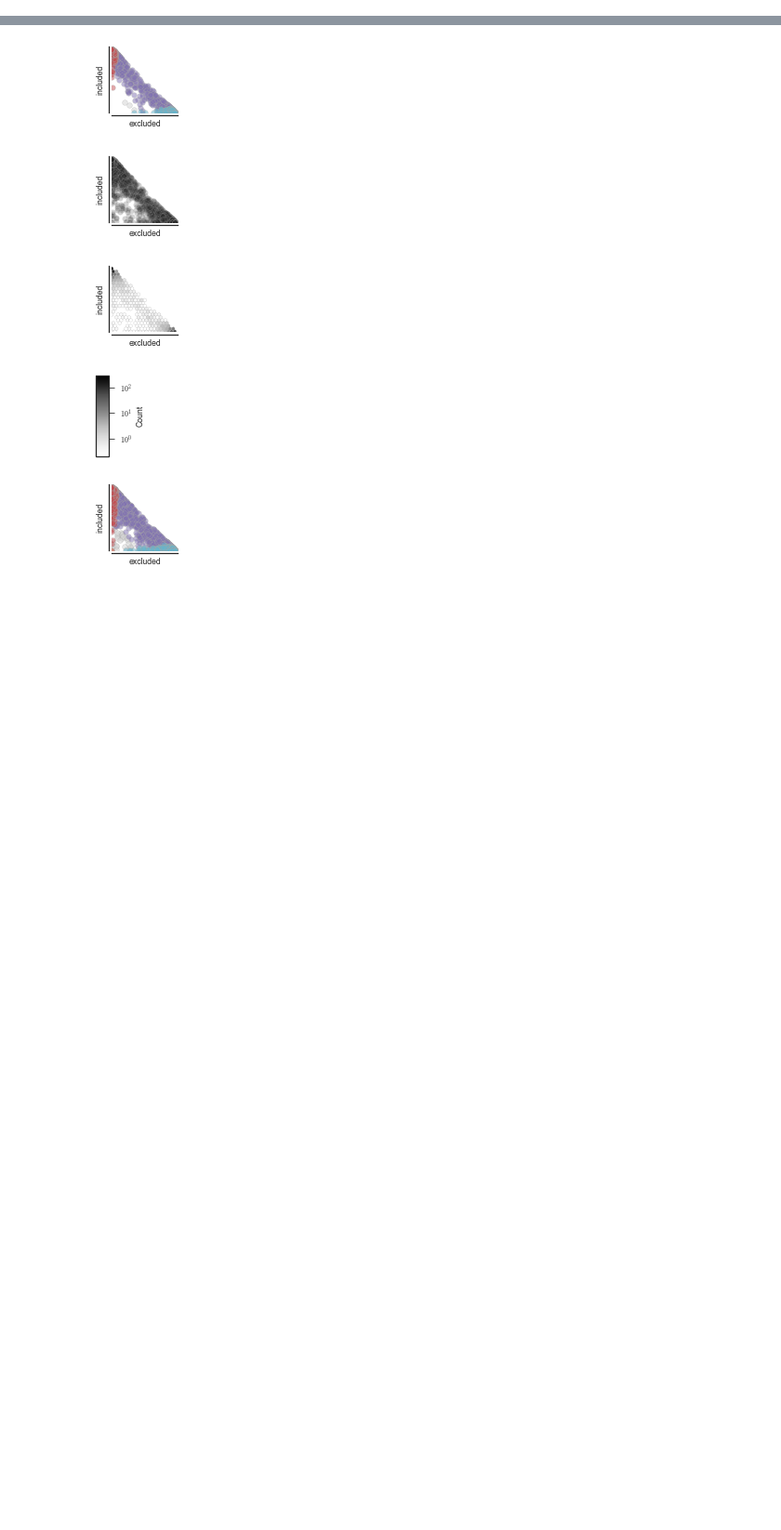
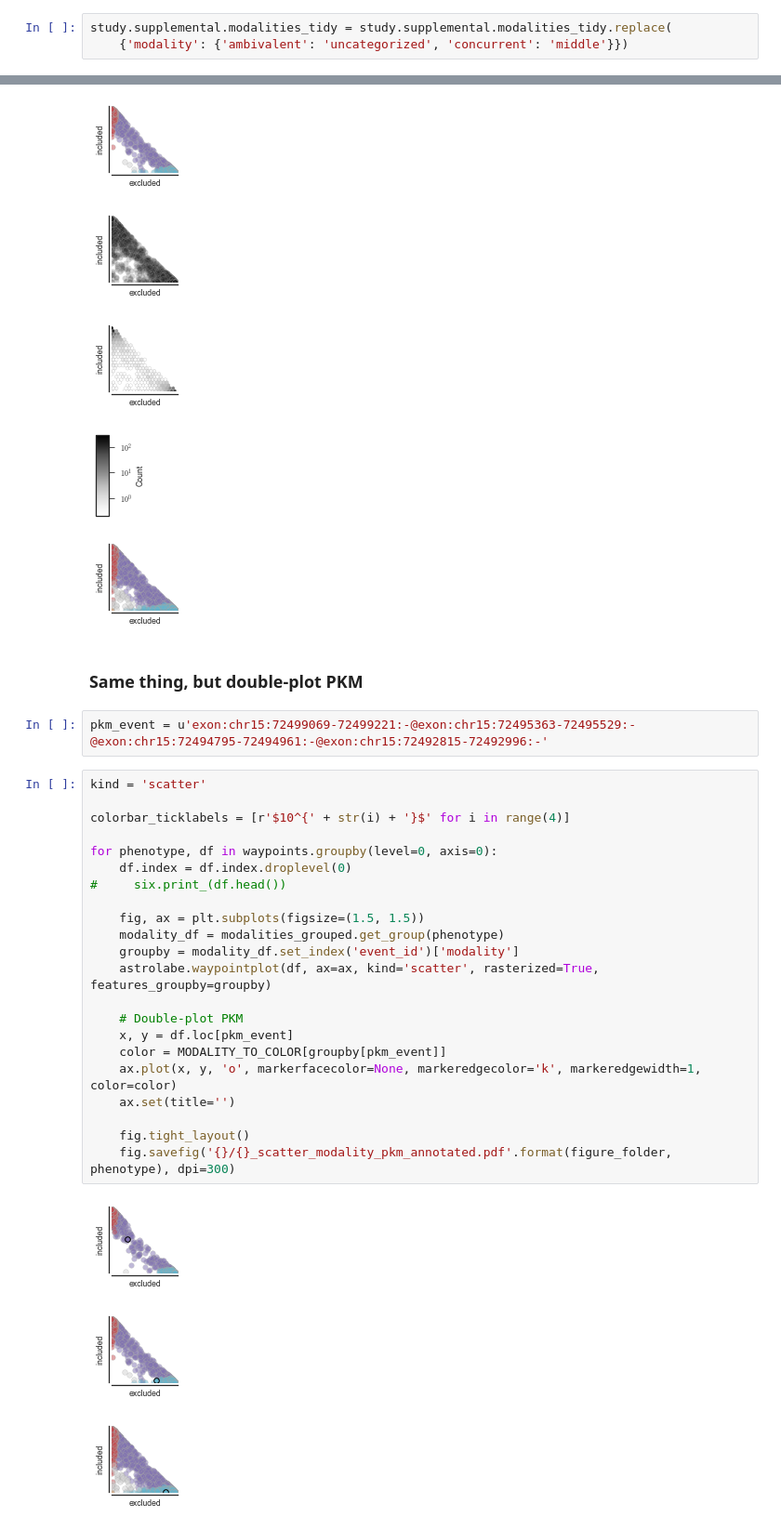
Before and after one commit to YeoLab/singlecell_pnm, a Jupyter notebook: 5._Figure_5/5.02_Figure_5C-E_Waypointplots.ipynb, the cells around one changed output, grey strips where cells are left out. Shown at 93% size. Drawn from its saved outputs; the diff is of its cells as text; blank space fills up the shorter version.

Commit message:
add waypointplots with PKM annotated

```diff
--- a/5._Figure_5/5.02_Figure_5C-E_Waypointplots.ipynb
+++ b/5._Figure_5/5.02_Figure_5C-E_Waypointplots.ipynb
@@ -59,0 +80,3 @@ import astrolabe
+# %%
+study.supplemental.modalities_tidy = study.supplemental.modalities_tidy.replace(
+    {'modality': {'ambivalent': 'uncategorized', 'concurrent': 'middle'}})
@@ -133,3 +156,33 @@ for phenotype, df in waypoints.groupby(level=0, axis=0):
 [figure]
 [figure]
 [figure]
+# %% [markdown]
+### Same thing, but double-plot PKM
+# %%
+pkm_event = u'exon:chr15:72499069-72499221:-@exon:chr15:72495363-72495529:-@exon:chr15:72494795-72494961:-@exon:chr15:72492815-72492996:-'
+# %%
+kind = 'scatter'
+
+colorbar_ticklabels = [r'$10^{' + str(i) + '}$' for i in range(4)]
+
+for phenotype, df in waypoints.groupby(level=0, axis=0):
+    df.index = df.index.droplevel(0)
+#     six.print_(df.head())
+
+    fig, ax = plt.subplots(figsize=(1.5, 1.5))
+    modality_df = modalities_grouped.get_group(phenotype)
+    groupby = modality_df.set_index('event_id')['modality']
+    astrolabe.waypointplot(df, ax=ax, kind='scatter', rasterized=True, features_groupby=groupby)
+
+    # Double-plot PKM
+    x, y = df.loc[pkm_event]
+    color = MODALITY_TO_COLOR[groupby[pkm_event]]
+    ax.plot(x, y, 'o', markerfacecolor=None, markeredgecolor='k', markeredgewidth=1, color=color)
+    ax.set(title='')
+
+    fig.tight_layout()
+    fig.savefig('{}/{}_scatter_modality_pkm_annotated.pdf'.format(figure_folder, phenotype), dpi=300)
+# %% [output]
+[figure, added]
+[figure, added]
+[figure, added]
```
Also changed, not shown: parts of 6 cells of this notebook, 18 other files.
